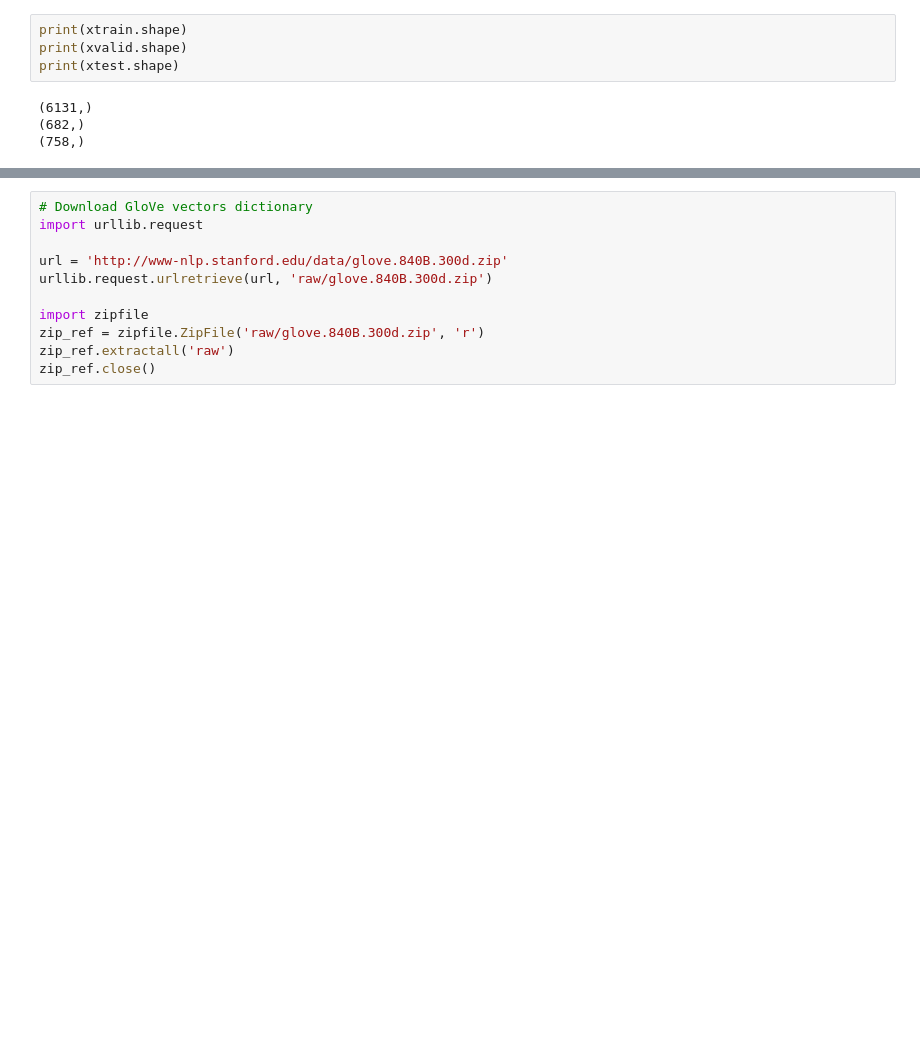
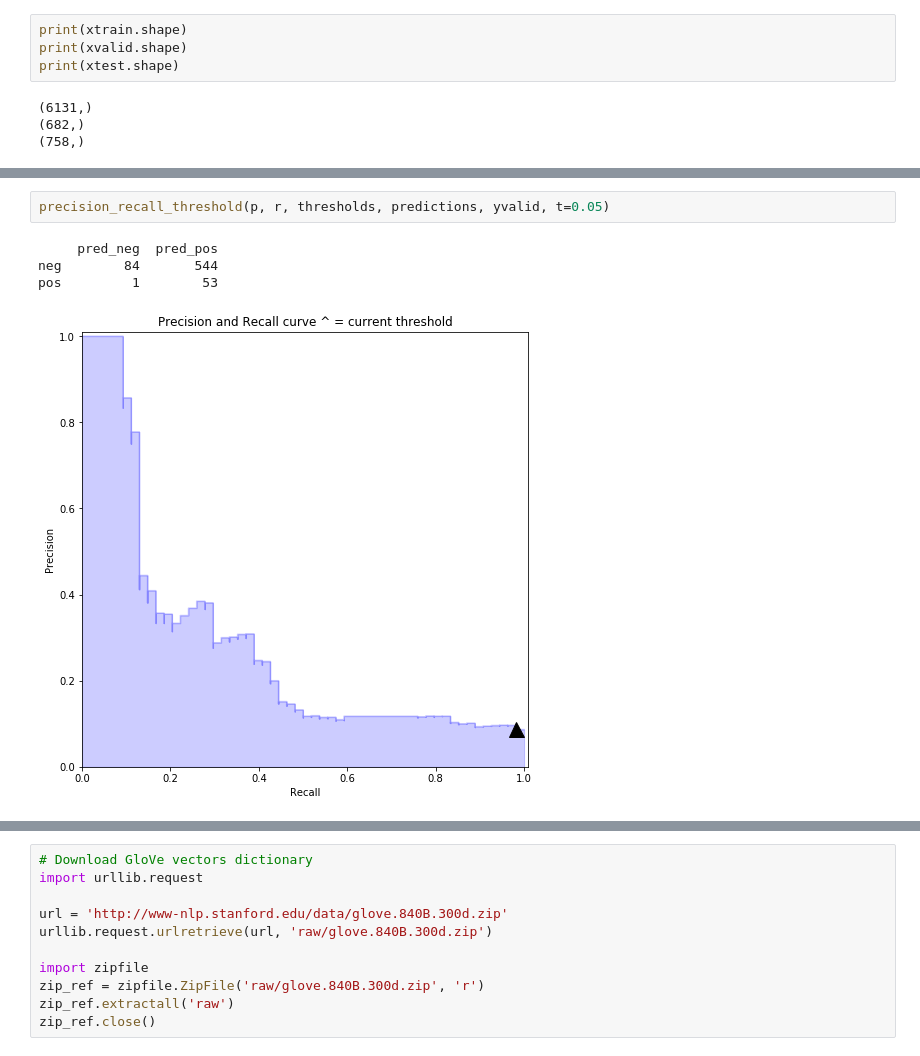
Before and after one commit to austinkeller/proteomics-nlp-exploration, a Jupyter notebook: notebook.ipynb, the cells around one changed output, grey strips where cells are left out. Cells and saved outputs as stored; diff of their text form; blank space fills up the shorter version.

```diff
--- a/notebook.ipynb
+++ b/notebook.ipynb
@@ -833,0 +1045,7 @@ Best parameters set:
+# %%
+precision_recall_threshold(p, r, thresholds, predictions, yvalid, t=0.05)
+# %% [output]
+     pred_neg  pred_pos
+neg        84       544
+pos         1        53
+[figure, added]
```
Also changed, not shown: parts of 80 cells of this notebook.
